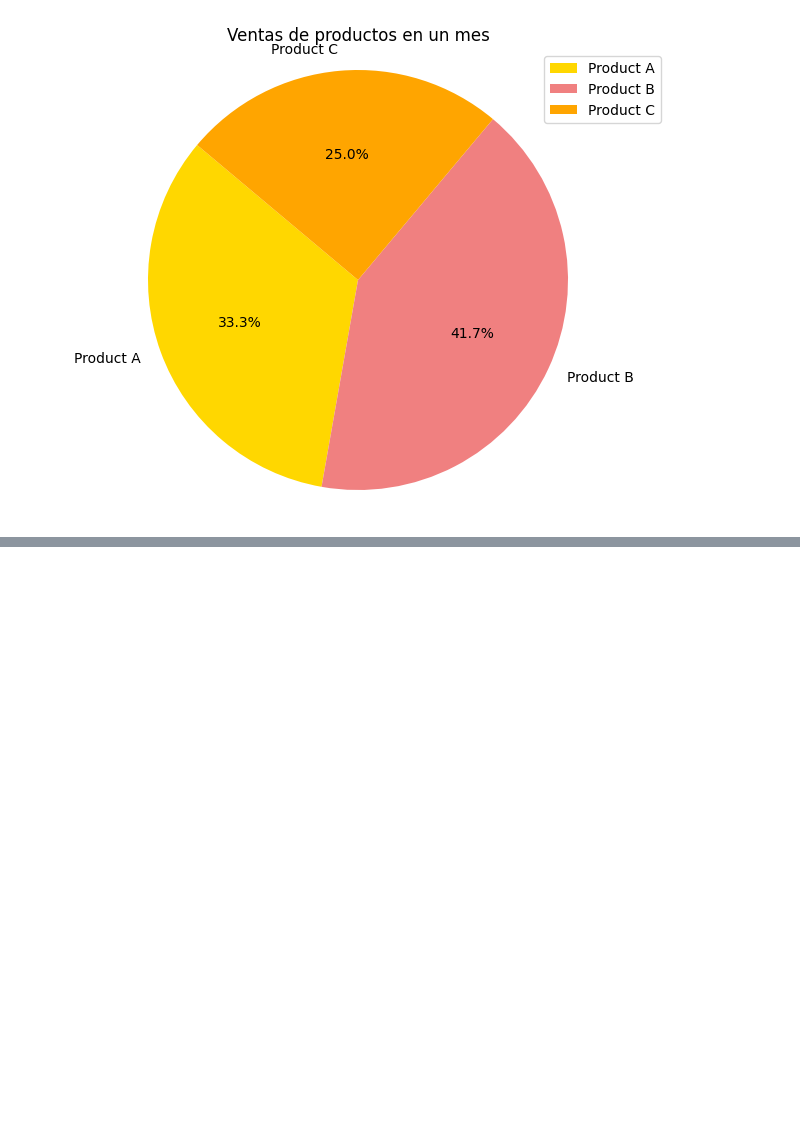
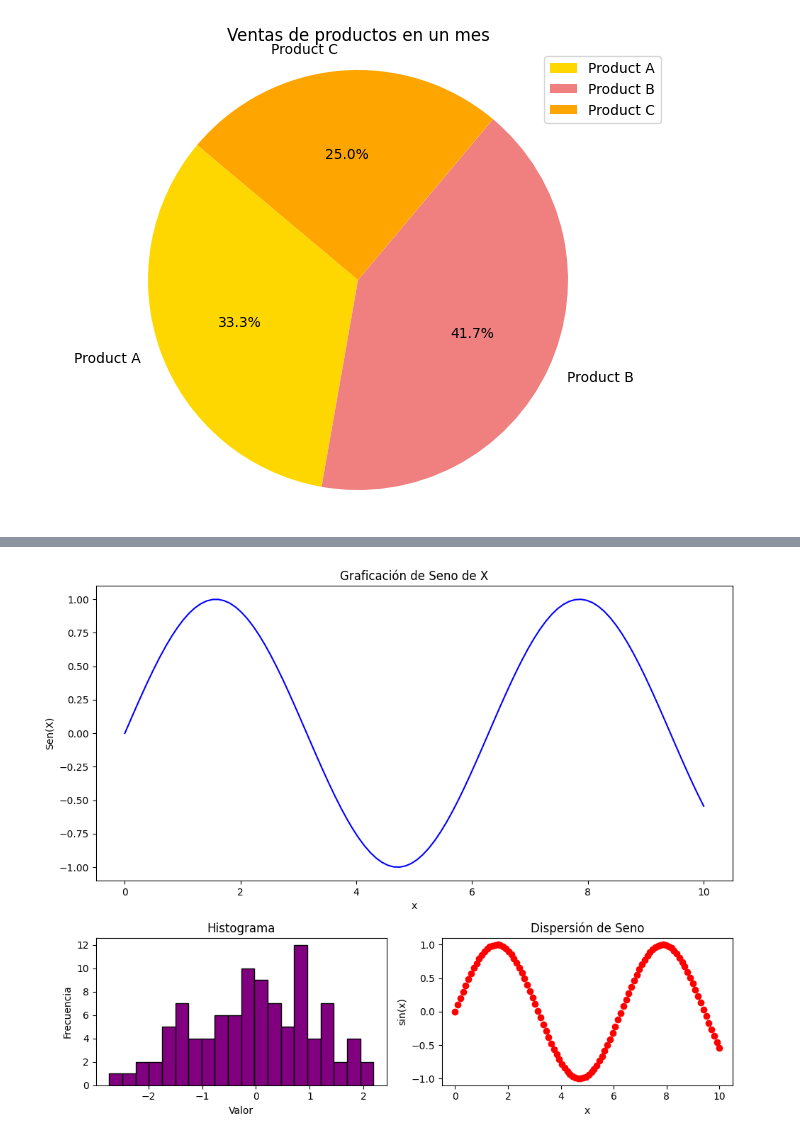
Before and after one commit to hectoras20/py-proyects, a Jupyter notebook: data-analysis/mathplot/herramientas_mathplotlib.ipynb, the cells around one changed output, grey strips where cells are left out. Saved outputs shown, nothing was run; the diff lists cells and outputs as text; code cells hidden in the pictures; blank space fills up the shorter version.

```diff
--- a/data-analysis/mathplot/herramientas_mathplotlib.ipynb
+++ b/data-analysis/mathplot/herramientas_mathplotlib.ipynb
@@ -205,0 +398,54 @@ plt.show()
+# %%
+import matplotlib.gridspec as gridspec
+
+#Vamos a graficar dos veces el seno y crearemos un histograma, todo esto lo vamos a conglomerar de gridspec, grid - cuadrícula y spec de specification
+
+x = np.linspace(0,10, 100)
+# Lamamos o creamos un arreglo de números igualmente espaciados... como parámetros 0 es el valor inicial de la secuencia y el valor final es el 10 y el último 100, es el número total de valores que se crean entre el 0 y 10
+
+y = np.sin(x)
+# Le estamos diciendo que Numpy genere el seno con los valores de x
+
+#Creamos un set de datos para nuestro histograma
+
+data= np.random.randn(100) #Quero 100 datos
+
+#Creamos la cuadrícula
+gs = gridspec.GridSpec(2,2,height_ratios=[2,1], width_ratios=[1,1])
+# Le pasamos primero que la grilla este dividida en dos columnas y en dos filas
+# Establecemos las proporciones tanto de la altura de las filas en la cuadricula como la parte de abajo con height_ratios=[2,1]
+# Le pasamos widht_ratios, ambas columnas van a tener el mismo ancho para este caso, de la misma forma le pasamos una lista
+
+#PODEMOS DAR MAYOR PERSONALIZACIÓN
+fig = plt.figure(figsize=(10,8))
+
+#Queda inclustar los gráficos que hemos creados una vez teniendo la información y personalización, recuerda que ya elegiste 2 gráficos, en este caso tendremos un gráfico en grande y debeajo de el 2 más.
+
+# Primer subplot grande, ocupa toda la primera fila, con esto estamos estableciendo su posición
+ax1 = fig.add_subplot(gs[0,:]) # Va en la fila 0, de inicio a fin, eso indicamos
+#Luego vamos a graficar tanto x como y
+ax1.plot(x,y, color='blue')
+ax1.set_title('Graficación de Seno de X')
+ax1.set_xlabel('x')
+ax1.set_ylabel('Sen(X)')
+
+#SEGUNDOS SUBPLOT, ocupa la esquina inferior a la izquierda, creación del segundo OBJETO
+ax2 = fig.add_subplot(gs[1,0]) #Imaginalo como una matriz
+ax2.hist(data, bins=20, color='purple', edgecolor='black')
+ax2.set_title('Histograma')
+ax2.set_xlabel('Valor')
+ax2.set_ylabel('Frecuencia')
+
+#Tercer subplot en la esquina inferior derecha
+ax3 = fig.add_subplot(gs[1,1]) #Imaginalo como una matriz, su índice
+ax3.scatter(x,y,color='red')
+ax3.set_title('Dispersión de Seno')
+ax3.set_xlabel('x')
+ax3.set_ylabel('sin(x)')
+
+#Ajustar el layout para evitar la superposición de las figuras
+plt.tight_layout()
+
+plt.show()
+# %% [output]
+[figure, added]
```
Also changed, not shown: parts of 15 cells of this notebook, 24 other files.
